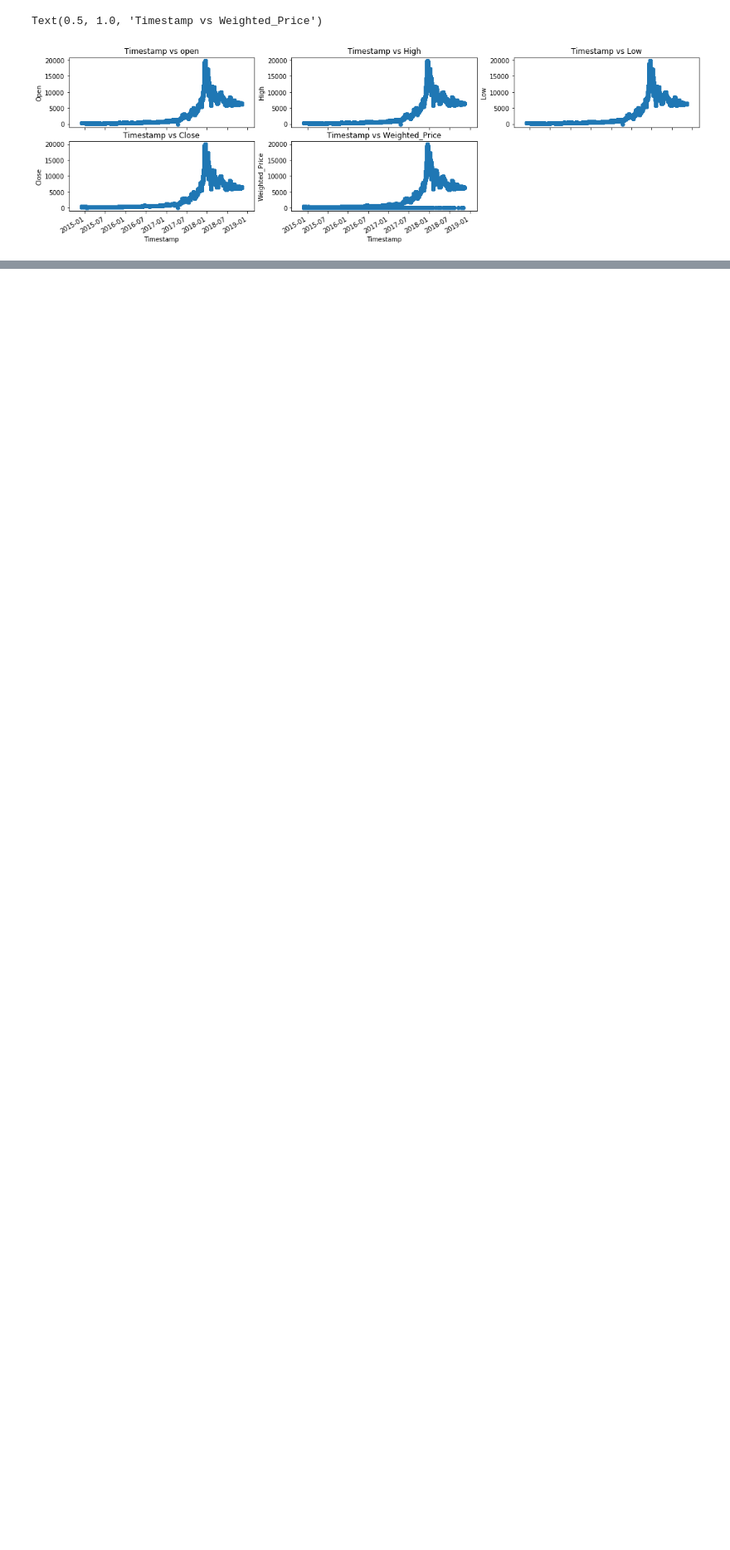
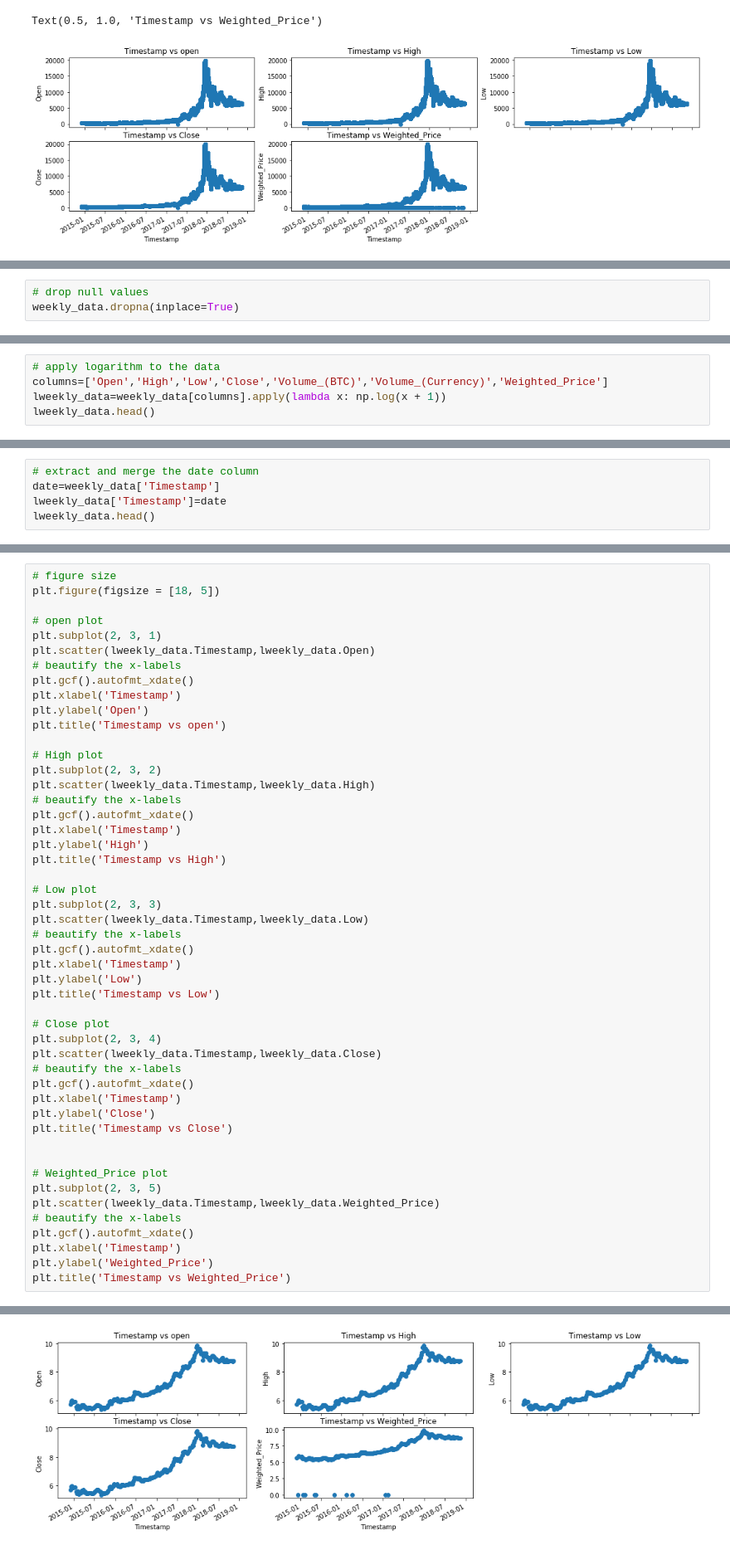
Before and after one commit to BasantHussein/Bitcoin-Time-Series-Forecasting, a Jupyter notebook: BitcoinTimeSeriesForecasting.ipynb, the cells around one changed output, grey strips where cells are left out. Shown at 83% size. Saved outputs shown, nothing was run; the diff lists cells and outputs as text; blank space fills up the shorter version.

```diff
--- a/BitcoinTimeSeriesForecasting.ipynb
+++ b/BitcoinTimeSeriesForecasting.ipynb
@@ -238,0 +269,3 @@ Text(0.5, 1.0, 'Timestamp vs Weighted_Price')
+# %%
+# drop null values
+weekly_data.dropna(inplace=True)
@@ -238,0 +282,5 @@ Text(0.5, 1.0, 'Timestamp vs Weighted_Price')
+# %%
+# apply logarithm to the data
+columns=['Open','High','Low','Close','Volume_(BTC)','Volume_(Currency)','Weighted_Price']
+lweekly_data=weekly_data[columns].apply(lambda x: np.log(x + 1))
+lweekly_data.head()
@@ -238,0 +294,5 @@ Text(0.5, 1.0, 'Timestamp vs Weighted_Price')
+# %%
+# extract and merge the date column
+date=weekly_data['Timestamp']
+lweekly_data['Timestamp']=date
+lweekly_data.head()
@@ -238,0 +306,50 @@ Text(0.5, 1.0, 'Timestamp vs Weighted_Price')
+# %%
+# figure size
+plt.figure(figsize = [18, 5])
+
+# open plot
+plt.subplot(2, 3, 1)
+plt.scatter(lweekly_data.Timestamp,lweekly_data.Open)
+# beautify the x-labels
+plt.gcf().autofmt_xdate()
+plt.xlabel('Timestamp')
+plt.ylabel('Open')
+plt.title('Timestamp vs open')
+
+# High plot
+plt.subplot(2, 3, 2)
+plt.scatter(lweekly_data.Timestamp,lweekly_data.High)
+# beautify the x-labels
+plt.gcf().autofmt_xdate()
+plt.xlabel('Timestamp')
+plt.ylabel('High')
+plt.title('Timestamp vs High')
+
+# Low plot
+plt.subplot(2, 3, 3)
+plt.scatter(lweekly_data.Timestamp,lweekly_data.Low)
+# beautify the x-labels
+plt.gcf().autofmt_xdate()
+plt.xlabel('Timestamp')
+plt.ylabel('Low')
+plt.title('Timestamp vs Low')
+
+# Close plot
+plt.subplot(2, 3, 4)
+plt.scatter(lweekly_data.Timestamp,lweekly_data.Close)
+# beautify the x-labels
+plt.gcf().autofmt_xdate()
+plt.xlabel('Timestamp')
+plt.ylabel('Close')
+plt.title('Timestamp vs Close')
+
+
+# Weighted_Price plot
+plt.subplot(2, 3, 5)
+plt.scatter(lweekly_data.Timestamp,lweekly_data.Weighted_Price)
+# beautify the x-labels
+plt.gcf().autofmt_xdate()
+plt.xlabel('Timestamp')
+plt.ylabel('Weighted_Price')
+plt.title('Timestamp vs Weighted_Price')
+# %% [output]
@@ -238,0 +357 @@ Text(0.5, 1.0, 'Timestamp vs Weighted_Price')
+[figure, added]
```
Also changed, not shown: parts of 15 cells of this notebook.
